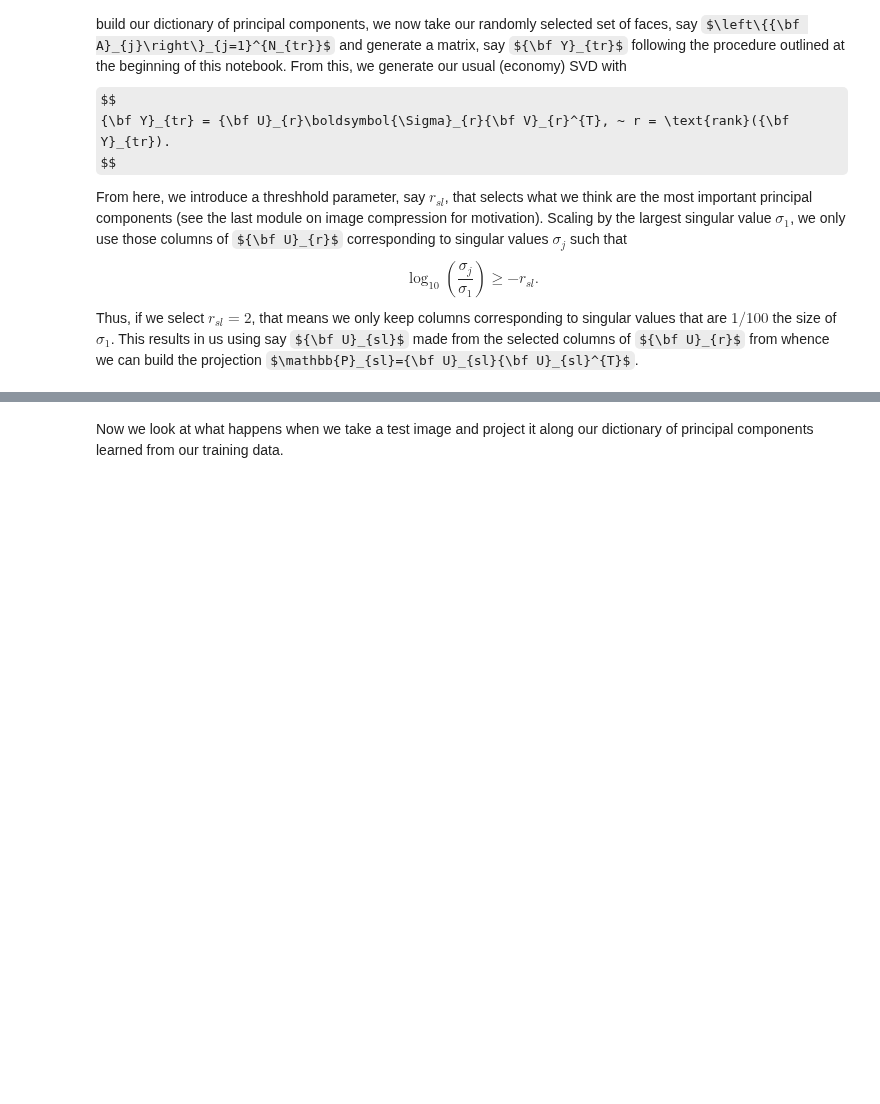
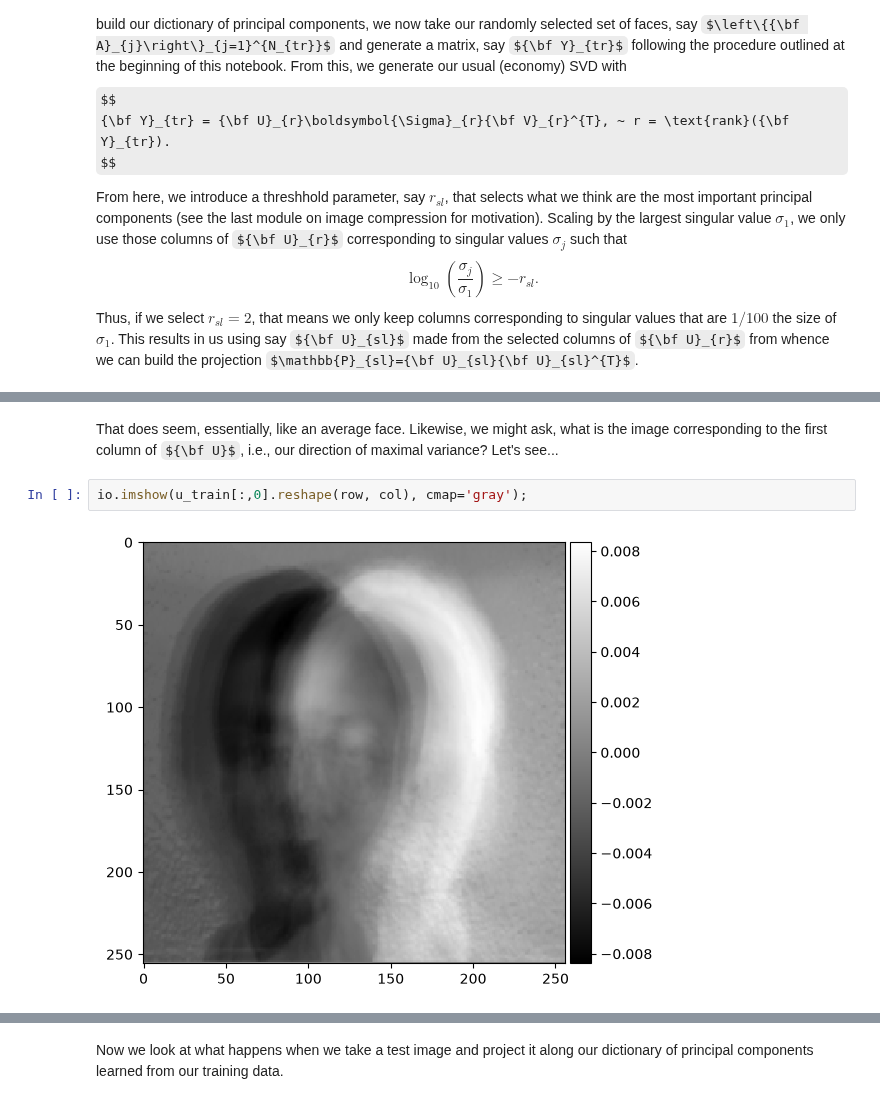
Before and after one commit to aadib2/Math_540_Fall_2026, a Jupyter notebook: Lecture_Notes_and_Code/Unsupervised_Learning/Applications_of_the_SVD_and_Cluster_Analysis.ipynb, the cells around one changed output, grey strips where cells are left out. Cells and saved outputs as stored; diff of their text form; some formulas as TeX source; blank space fills up the shorter version.

```diff
--- a/Lecture_Notes_and_Code/Unsupervised_Learning/Applications_of_the_SVD_and_Cluster_Analysis.ipynb
+++ b/Lecture_Notes_and_Code/Unsupervised_Learning/Applications_of_the_SVD_and_Cluster_Analysis.ipynb
@@ -170,0 +179,6 @@ Number of Selected Modes is: 116
+# %% [markdown]
+That does seem, essentially, like an average face.  Likewise, we might ask, what is the image corresponding to the first column of ${\bf U}$, i.e., our direction of maximal variance?  Let's see...
+# %%
+io.imshow(u_train[:,0].reshape(row, col), cmap='gray');
+# %% [output]
+[figure, added]
```
Also changed, not shown: parts of 12 cells of this notebook, 1 other file.
